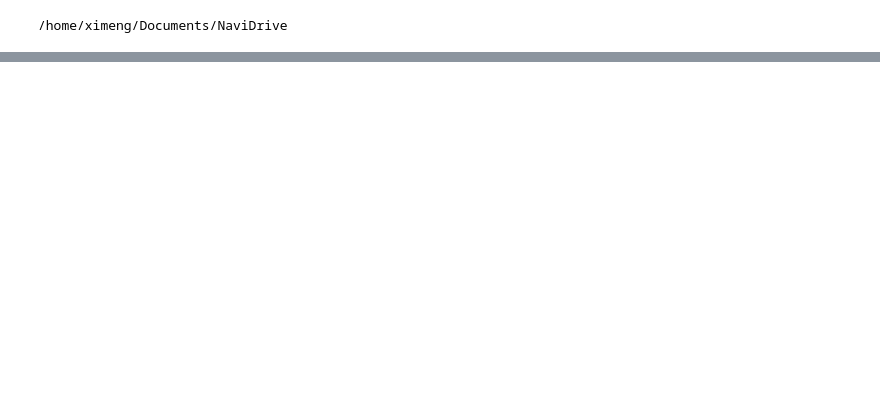
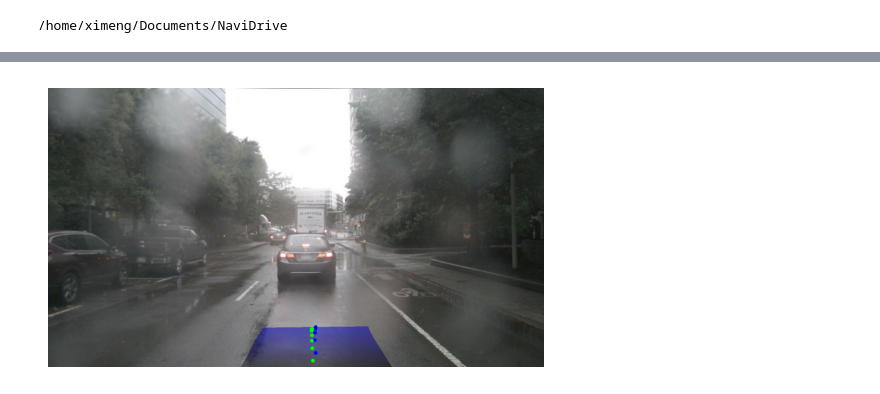
Before and after one commit to TAMU-CVRL/NaviDrive, a Jupyter notebook: demo/inference.ipynb, the cells around one changed output, grey strips where cells are left out. Drawn from its saved outputs; the diff is of its cells as text; code cells hidden in the pictures; blank space fills up the shorter version.

```diff
--- a/demo/inference.ipynb
+++ b/demo/inference.ipynb
@@ -12,3 +14,8 @@ from utils.caption_utils import parse_string
 # %% [output]
 /home/ximeng/Documents/NaviDrive
+# %%
+from nuscenes.nuscenes import NuScenes
+version = "v1.0-trainval"
+nuscenes_dataroot = "/home/ximeng/Dataset/nuscenes_full_v1_0/"
+nusc = NuScenes(version=version, dataroot=nuscenes_dataroot, verbose=False)
 # %%
@@ -105,0 +188,37 @@ Past Trajectory (2Hz): (-7.56, -2.83), (-5.76, -1.65), (-3.87, -0.74), (-1.93, -
+# %%
+from utils.results_utils import project_wp_to_image
+
+sample_token = token[0]
+# plot_six_views_by_token(nusc, sample_token)
+
+sample_record = nusc.get('sample', sample_token)
+cam_front_token = sample_record['data']['CAM_FRONT']
+cam_data = nusc.get('sample_data', cam_front_token)
+image_path = os.path.join(nusc.dataroot, cam_data['filename'])
+front_img = cv2.imread(image_path)
+# vis_img = project_wp_to_image(nusc, sample_token, best_trajectory, front_img)
+vis_img = project_wp_to_image(
+    nusc, sample_token, best_trajectory, front_img,
+    color_waypoints=(255, 0, 0),
+    color_polygon=(200, 0, 0),
+    plot_polygon=True
+)
+gt_pts_str = parse_string(gt_wp)
+gt_x = gt_pts_str[:, 0]
+gt_y = gt_pts_str[:, 1]
+gt_pts = np.column_stack((gt_x, gt_y))
+vis_img = project_wp_to_image(
+    nusc, sample_token, gt_pts, vis_img,
+    color_waypoints=(0, 255, 0),
+    plot_polygon=False
+)
+
+
+# IMPORTANT: Convert BGR (OpenCV) to RGB (Matplotlib)
+vis_img_rgb = cv2.cvtColor(vis_img, cv2.COLOR_BGR2RGB)
+
+plt.imshow(vis_img_rgb)
+plt.axis('off') # Hide coordinate axes
+plt.show()
+# %% [output]
+[figure, added]
```
Also changed, not shown: parts of 5 cells of this notebook, 14 other files.
